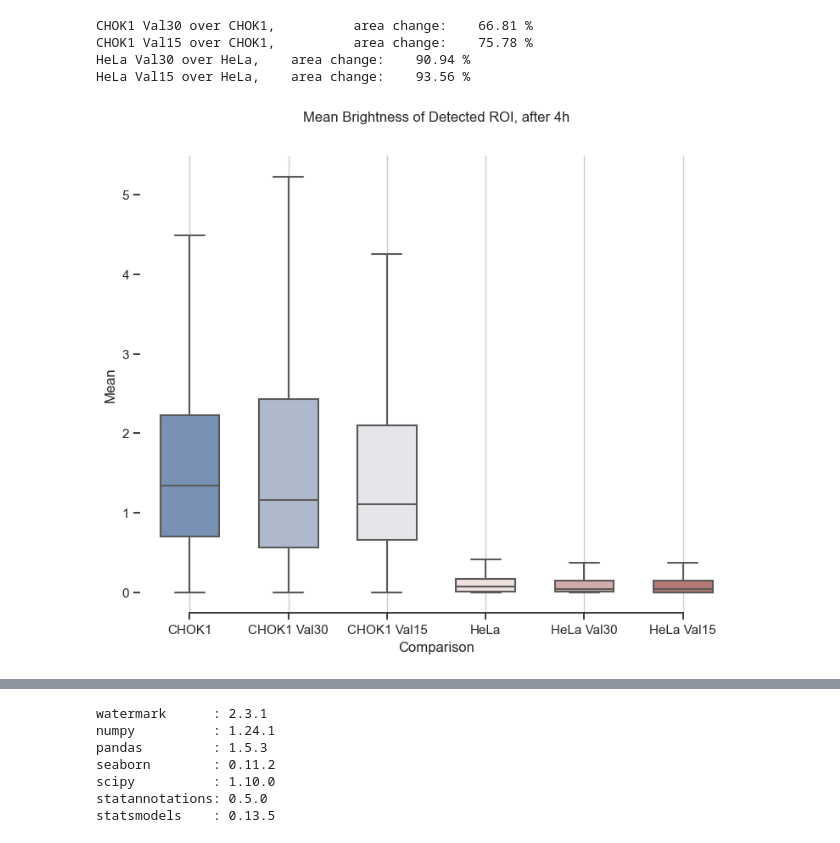
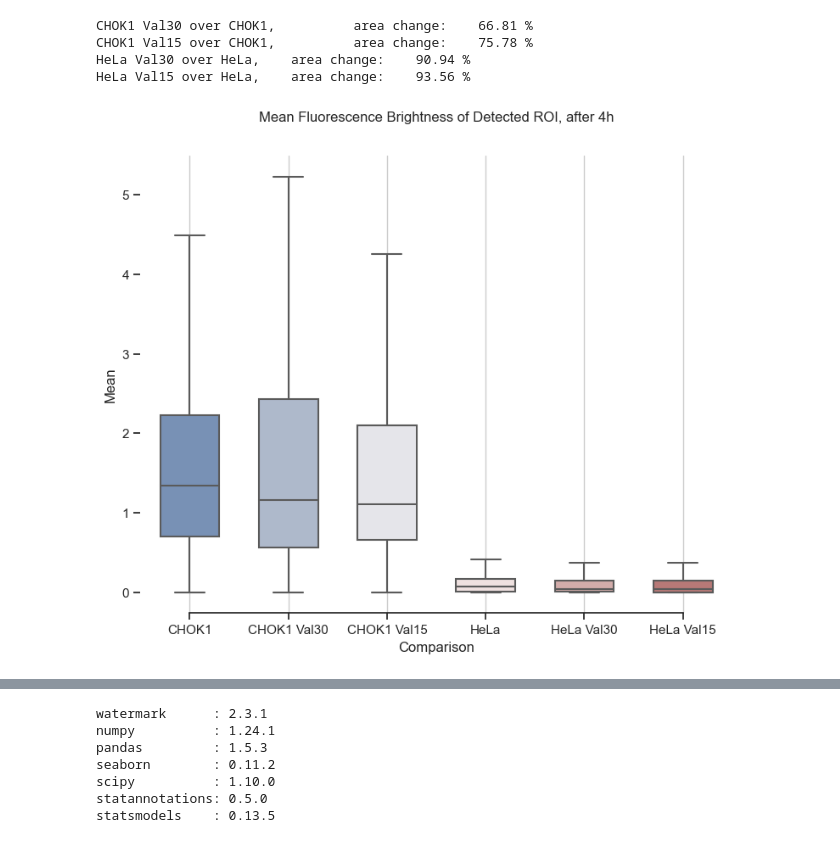
Before and after one commit to martinschatz-cz/genotoxicity-bia, a Jupyter notebook: Python_scripts/SF_dataVis_and_statistics_mean_4h.ipynb, the cells around one changed output, grey strips where cells are left out. Drawn from its saved outputs; the diff is of its cells as text; code cells hidden in the pictures.

```diff
--- a/Python_scripts/SF_dataVis_and_statistics_mean_4h.ipynb
+++ b/Python_scripts/SF_dataVis_and_statistics_mean_4h.ipynb
@@ -627,31 +627,31 @@ HeLa Val15 over HeLa,    area change:    93.56 %
 # %%
 sns.set_theme(style="ticks")
 
 # Initialize the figure
 f, ax = plt.subplots(figsize=(9, 7))
 
 # Plot
 sns.boxplot(
     x="Set_name",
     y="Mean",
     data=all_df,
     width=0.6,
     palette="vlag",
     showfliers=False,
 )
 
 
 # Tweak the visual presentation
 ax.xaxis.grid(True)
 ax.set(ylabel="Mean")
 ax.set(xlabel="Comparison")
 sns.despine(trim=True, left=True)
-plt.title("Mean Brightness of Detected ROI, after 4h", y=1.06)
+plt.title("Mean Fluorescence Brightness of Detected ROI, after 4h", y=1.06)
 
 plt.savefig("./" + "All_wells_4h" + ".png", bbox_inches="tight")
 plt.show()
 # %% [output]
-[figure, old version]
+[figure, new version]
 # %%
 Q1 = all_df.Mean.quantile(0.25)
 Q3 = all_df.Mean.quantile(0.75)
```
Also changed, not shown: parts of 4 cells of this notebook, 2 other files.
